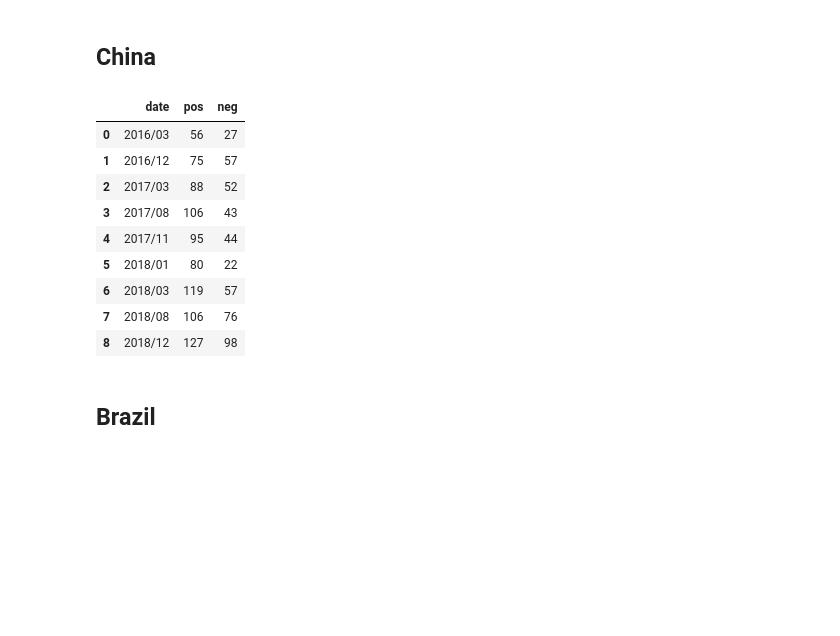
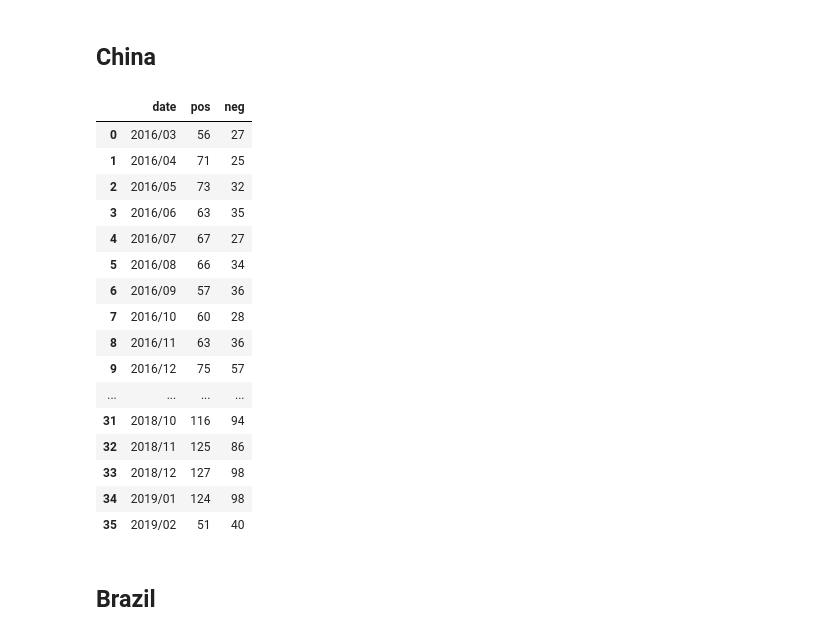
Before and after one commit to Jtrue27/Fintech-TM-ML, a Jupyter notebook: emotion/predict_new.ipynb, the cells around one changed output. Drawn from its saved outputs; the diff is of its cells as text; code cells hidden in the pictures; blank space fills up the shorter version.

Commit message:
add index data

```diff
--- a/emotion/predict_new.ipynb
+++ b/emotion/predict_new.ipynb
@@ -119,19 +119,26 @@ def get_count(data,path):
 # %% [markdown]
 ## China
 # %%
-china_df=get_count(data=[0, 9, 12, 17, 20, 22, 24, 29, 33],path='./data/China.csv')
+china_df=get_count(data=[i for i in range(36)],path='./data/China.csv')
 china_df
 # %% [output]
 |  | date | pos | neg |
 | 0 | 2016/03 | 56 | 27 |
-| 1 | 2016/12 | 75 | 57 |
-| 2 | 2017/03 | 88 | 52 |
-| 3 | 2017/08 | 106 | 43 |
-| 4 | 2017/11 | 95 | 44 |
-| 5 | 2018/01 | 80 | 22 |
-| 6 | 2018/03 | 119 | 57 |
-| 7 | 2018/08 | 106 | 76 |
-| 8 | 2018/12 | 127 | 98 |
+| 1 | 2016/04 | 71 | 25 |
+| 2 | 2016/05 | 73 | 32 |
+| 3 | 2016/06 | 63 | 35 |
+| 4 | 2016/07 | 67 | 27 |
+| 5 | 2016/08 | 66 | 34 |
+| 6 | 2016/09 | 57 | 36 |
+| 7 | 2016/10 | 60 | 28 |
+| 8 | 2016/11 | 63 | 36 |
+| 9 | 2016/12 | 75 | 57 |
+| ... | ... | ... | ... |
+| 31 | 2018/10 | 116 | 94 |
+| 32 | 2018/11 | 125 | 86 |
+| 33 | 2018/12 | 127 | 98 |
+| 34 | 2019/01 | 124 | 98 |
+| 35 | 2019/02 | 51 | 40 |
 # %% [markdown]
 ## Brazil
 # %%
```
Also changed, not shown: 7 other files.
